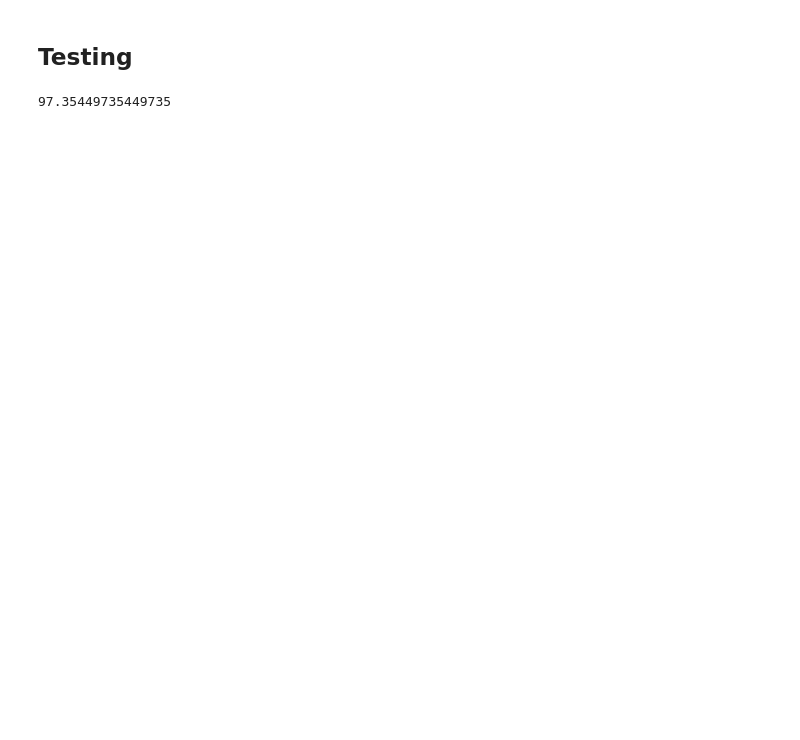
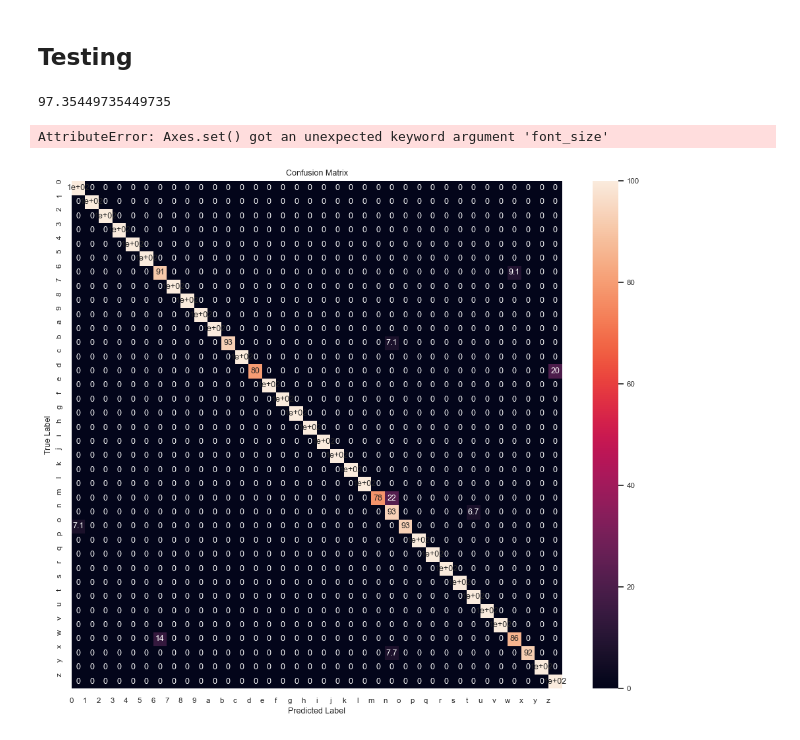
Before and after one commit to olivieradjagba/sign-language-alphabet-recognition, a Jupyter notebook: src/draft2.ipynb, the cells around one changed output. Cells and saved outputs as stored; diff of their text form; code cells hidden in the pictures; blank space fills up the shorter version.

```diff
--- a/src/draft2.ipynb
+++ b/src/draft2.ipynb
@@ -399,6 +397,15 @@ plt.show()
 ## Testing
 # %%
 # Evaluate
-trainer.evaluate(test, is_test=True)
+trainer.load_model()
+acc, y_true, y_pred = trainer.evaluate(test, is_test=True)
+acc
 # %% [output]
 97.35449735449735
+# %%
+sns.set_theme(font_scale=0.75)
+figsize = (12, 10)
+trainer.plot_confusion_matrix(y_true, y_pred, classes, figsize=figsize, normalize=True)
+# %% [output]
+AttributeError: Axes.set() got an unexpected keyword argument 'font_size'
+[figure, added]
```
Also changed, not shown: parts of 7 cells of this notebook, 3 other files.
